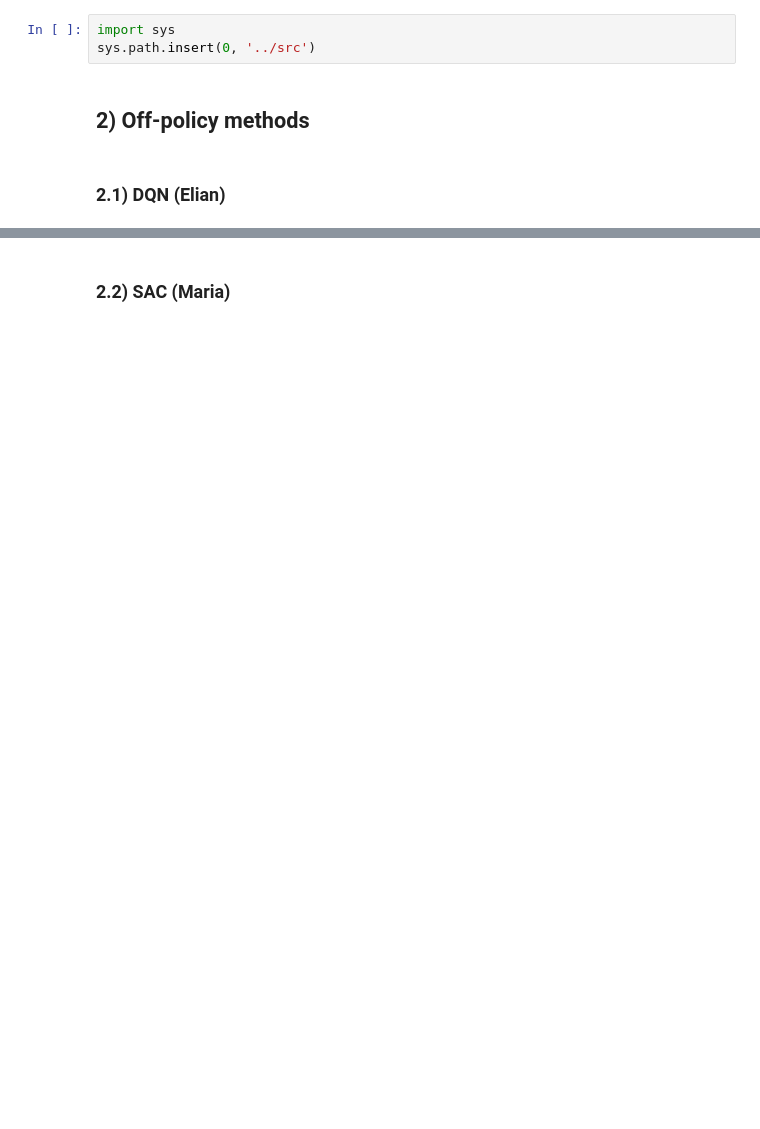
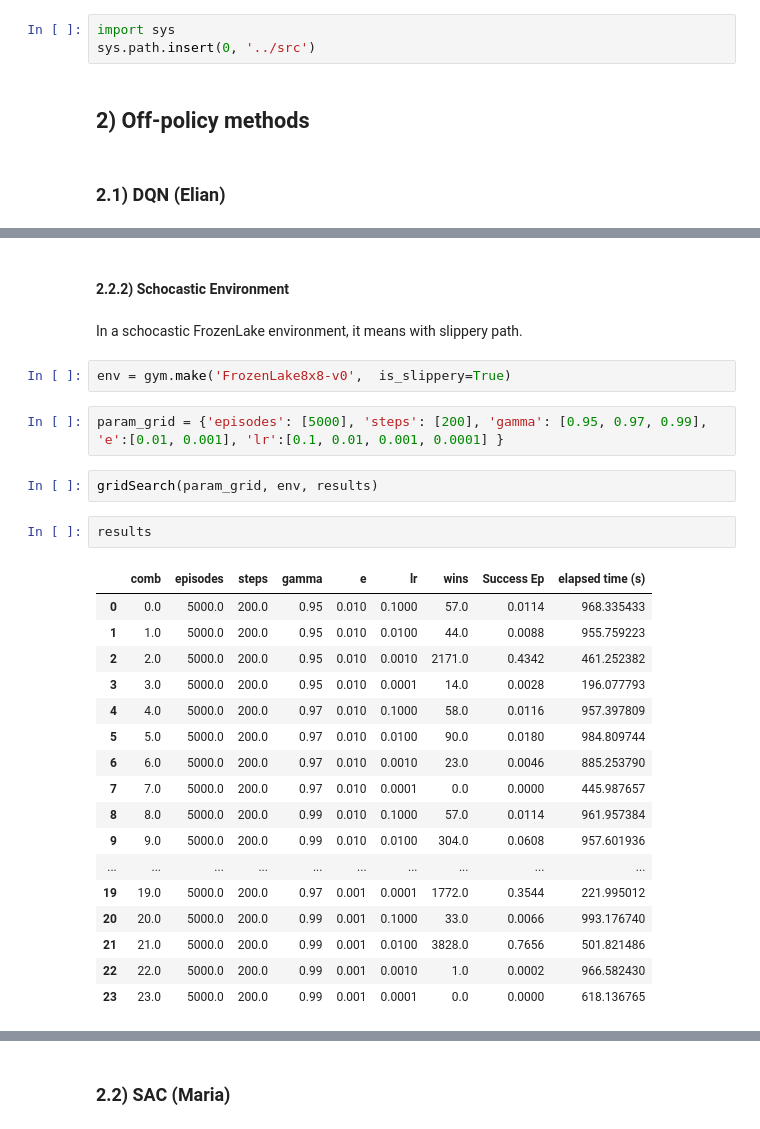
Before and after one commit to thurbridi/mo436-project-1, a Jupyter notebook: notebooks/project_2.ipynb, the cells around one changed output, grey strips where cells are left out. Drawn from its saved outputs; the diff is of its cells as text; blank space fills up the shorter version.

```diff
--- a/notebooks/project_2.ipynb
+++ b/notebooks/project_2.ipynb
@@ -34,0 +201,30 @@ sys.path.insert(0, '../src')
+# %% [markdown]
+#### 2.2.2) Schocastic Environment
+# %% [markdown]
+In a schocastic FrozenLake environment, it means with slippery path.
+# %%
+env = gym.make('FrozenLake8x8-v0',  is_slippery=True)
+# %%
+param_grid = {'episodes': [5000], 'steps': [200], 'gamma': [0.95, 0.97, 0.99], 'e':[0.01, 0.001], 'lr':[0.1, 0.01, 0.001, 0.0001] }
+# %%
+gridSearch(param_grid, env, results)
+# %%
+results
+# %% [output]
+|  | comb | episodes | steps | gamma | e | lr | wins | Success Ep | elapsed time (s) |
+| 0 | 0.0 | 5000.0 | 200.0 | 0.95 | 0.010 | 0.1000 | 57.0 | 0.0114 | 968.335433 |
+| 1 | 1.0 | 5000.0 | 200.0 | 0.95 | 0.010 | 0.0100 | 44.0 | 0.0088 | 955.759223 |
+| 2 | 2.0 | 5000.0 | 200.0 | 0.95 | 0.010 | 0.0010 | 2171.0 | 0.4342 | 461.252382 |
+| 3 | 3.0 | 5000.0 | 200.0 | 0.95 | 0.010 | 0.0001 | 14.0 | 0.0028 | 196.077793 |
+| 4 | 4.0 | 5000.0 | 200.0 | 0.97 | 0.010 | 0.1000 | 58.0 | 0.0116 | 957.397809 |
+| 5 | 5.0 | 5000.0 | 200.0 | 0.97 | 0.010 | 0.0100 | 90.0 | 0.0180 | 984.809744 |
+| 6 | 6.0 | 5000.0 | 200.0 | 0.97 | 0.010 | 0.0010 | 23.0 | 0.0046 | 885.253790 |
+| 7 | 7.0 | 5000.0 | 200.0 | 0.97 | 0.010 | 0.0001 | 0.0 | 0.0000 | 445.987657 |
+| 8 | 8.0 | 5000.0 | 200.0 | 0.99 | 0.010 | 0.1000 | 57.0 | 0.0114 | 961.957384 |
+| 9 | 9.0 | 5000.0 | 200.0 | 0.99 | 0.010 | 0.0100 | 304.0 | 0.0608 | 957.601936 |
+| ... | ... | ... | ... | ... | ... | ... | ... | ... | ... |
+| 19 | 19.0 | 5000.0 | 200.0 | 0.97 | 0.001 | 0.0001 | 1772.0 | 0.3544 | 221.995012 |
+| 20 | 20.0 | 5000.0 | 200.0 | 0.99 | 0.001 | 0.1000 | 33.0 | 0.0066 | 993.176740 |
+| 21 | 21.0 | 5000.0 | 200.0 | 0.99 | 0.001 | 0.0100 | 3828.0 | 0.7656 | 501.821486 |
+| 22 | 22.0 | 5000.0 | 200.0 | 0.99 | 0.001 | 0.0010 | 1.0 | 0.0002 | 966.582430 |
+| 23 | 23.0 | 5000.0 | 200.0 | 0.99 | 0.001 | 0.0001 | 0.0 | 0.0000 | 618.136765 |
```
Also changed, not shown: parts of 63 cells of this notebook.
